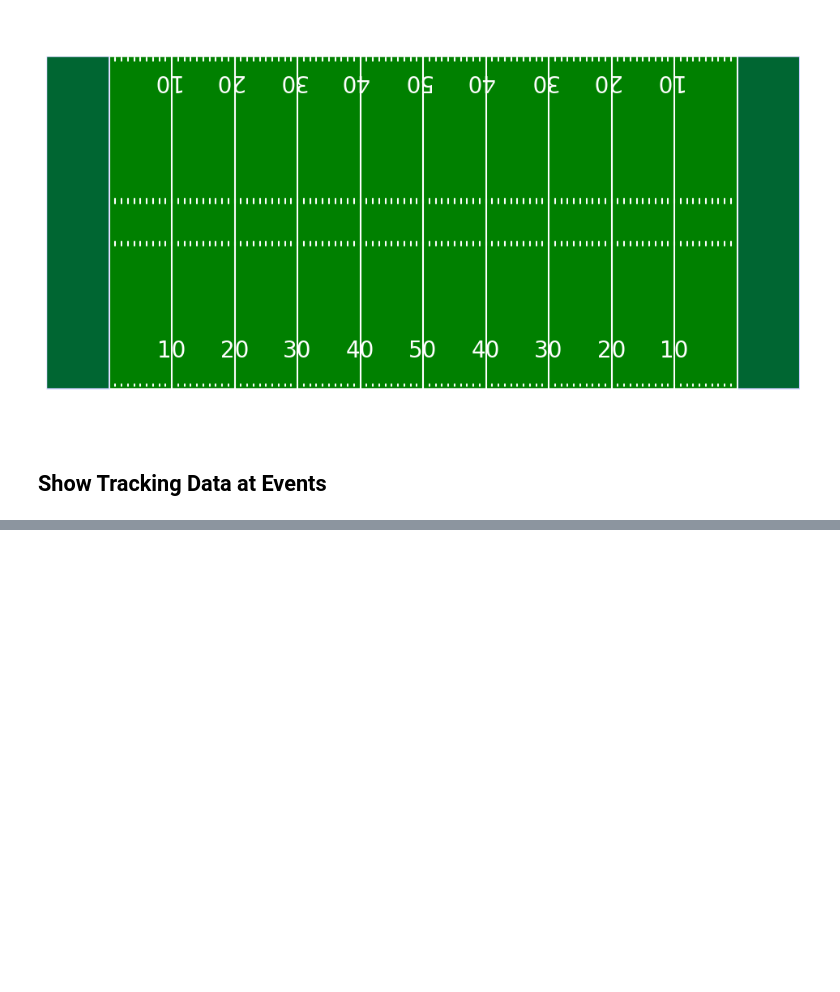
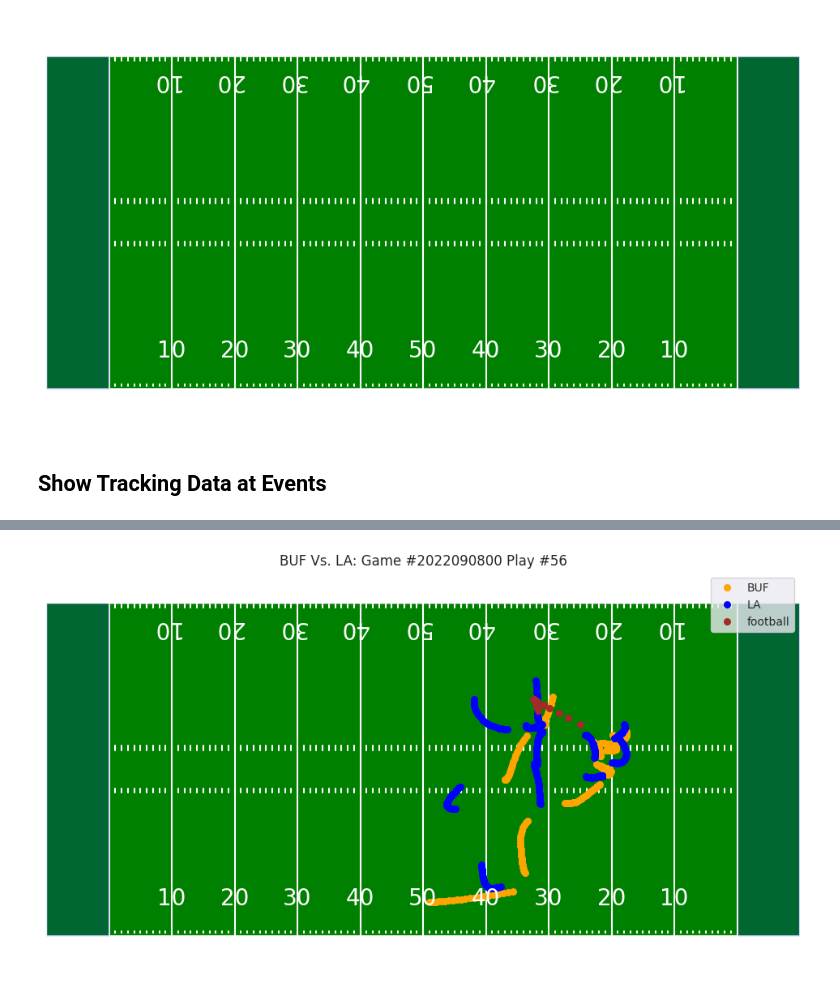
Before and after one commit to PaulASeward/CastleDefense, a Jupyter notebook: visualizeGreenField.ipynb, the cells around one changed output, grey strips where cells are left out. Saved outputs shown, nothing was run; the diff lists cells and outputs as text; code cells hidden in the pictures; blank space fills up the shorter version.

```diff
--- a/visualizeGreenField.ipynb
+++ b/visualizeGreenField.ipynb
@@ -26,0 +26,6 @@ plot_single_play_events(playId, gameId, week)
+# %%
+gameId, playId, week = 2022090800, 56, 1
+
+plot_single_play_tracked_movements(playId, gameId, week)
+# %% [output]
+[figure, added]
```
Also changed, not shown: parts of 2 cells of this notebook, 1 other file.
